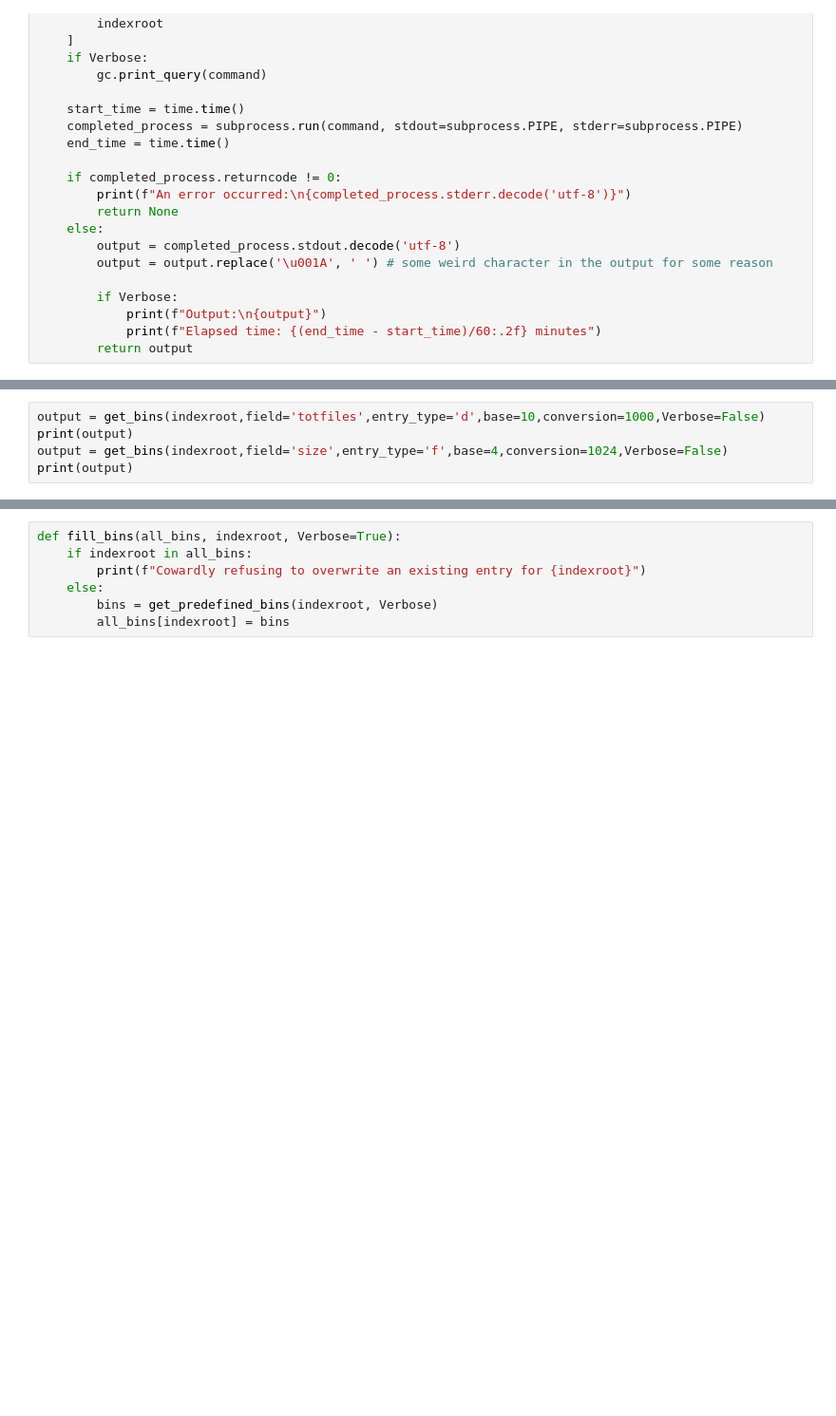
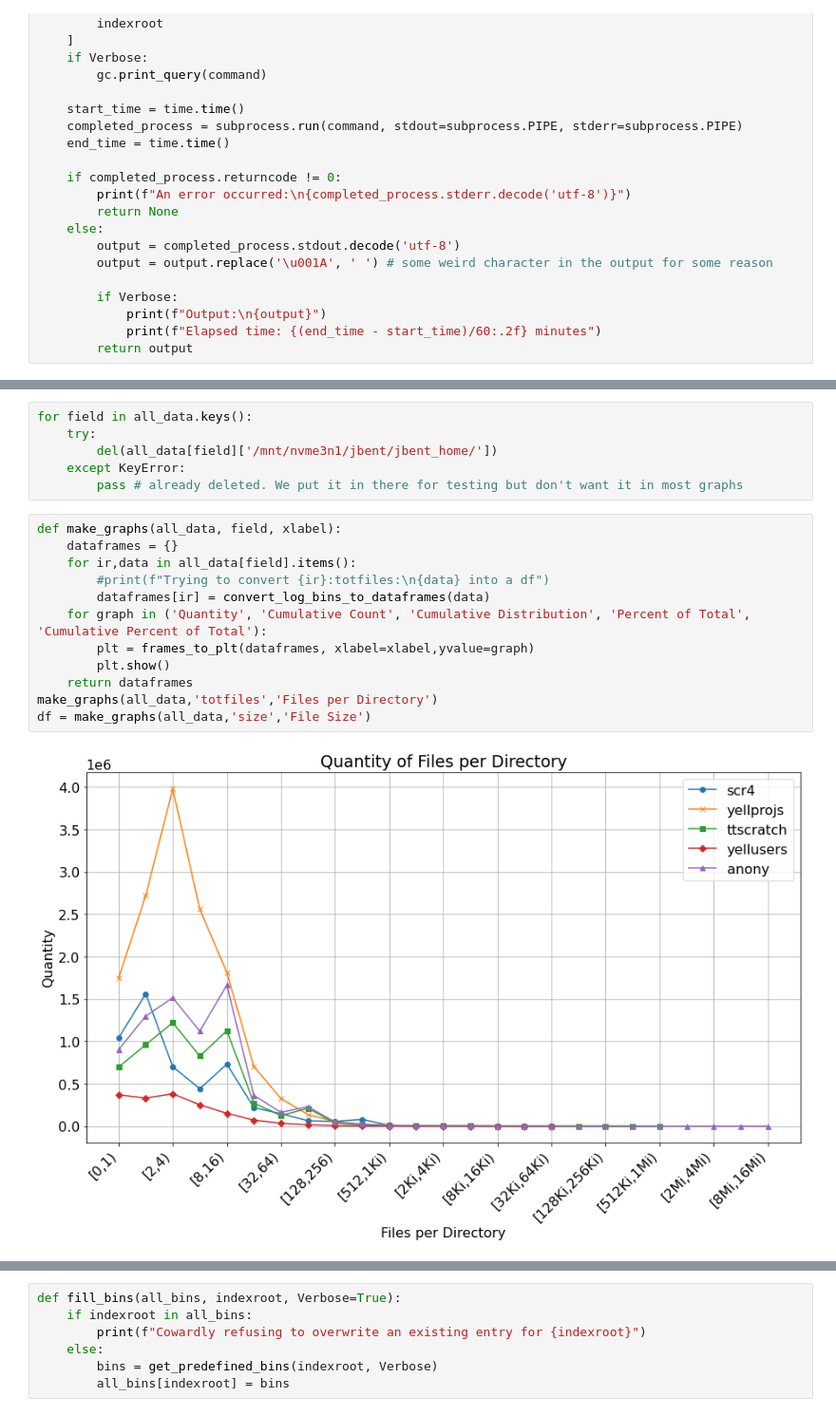
Before and after one commit to johnbent/GUFI, a Jupyter notebook: contrib/python/gufi_graphs2.ipynb, the cells around one changed output, grey strips where cells are left out. Shown at 95% size. Cells and saved outputs as stored; diff of their text form; blank space fills up the shorter version.

Commit message:
got some cumulative functions working

```diff
--- a/contrib/python/gufi_graphs2.ipynb
+++ b/contrib/python/gufi_graphs2.ipynb
@@ -172,5 +63,0 @@ def get_bins(indexroot,field,entry_type,base,conversion,Verbose=True):
-# %%
-output = get_bins(indexroot,field='totfiles',entry_type='d',base=10,conversion=1000,Verbose=False)
-print(output)
-output = get_bins(indexroot,field='size',entry_type='f',base=4,conversion=1024,Verbose=False)
-print(output)
@@ -197,0 +309,20 @@ print(output)
+# %%
+for field in all_data.keys():
+    try:
+        del(all_data[field]['/mnt/nvme3n1/jbent/jbent_home/'])
+    except KeyError:
+        pass # already deleted. We put it in there for testing but don't want it in most graphs
+# %%
+def make_graphs(all_data, field, xlabel):
+    dataframes = {}
+    for ir,data in all_data[field].items():
+        #print(f"Trying to convert {ir}:totfiles:\n{data} into a df")
+        dataframes[ir] = convert_log_bins_to_dataframes(data)
+    for graph in ('Quantity', 'Cumulative Count', 'Cumulative Distribution', 'Percent of Total', 'Cumulative Percent of Total'):
+        plt = frames_to_plt(dataframes, xlabel=xlabel,yvalue=graph)
+        plt.show()
+    return dataframes
+make_graphs(all_data,'totfiles','Files per Directory')
+df = make_graphs(all_data,'size','File Size')
+# %% [output]
+[figure, added]
```
Also changed, not shown: parts of 23 cells of this notebook.
